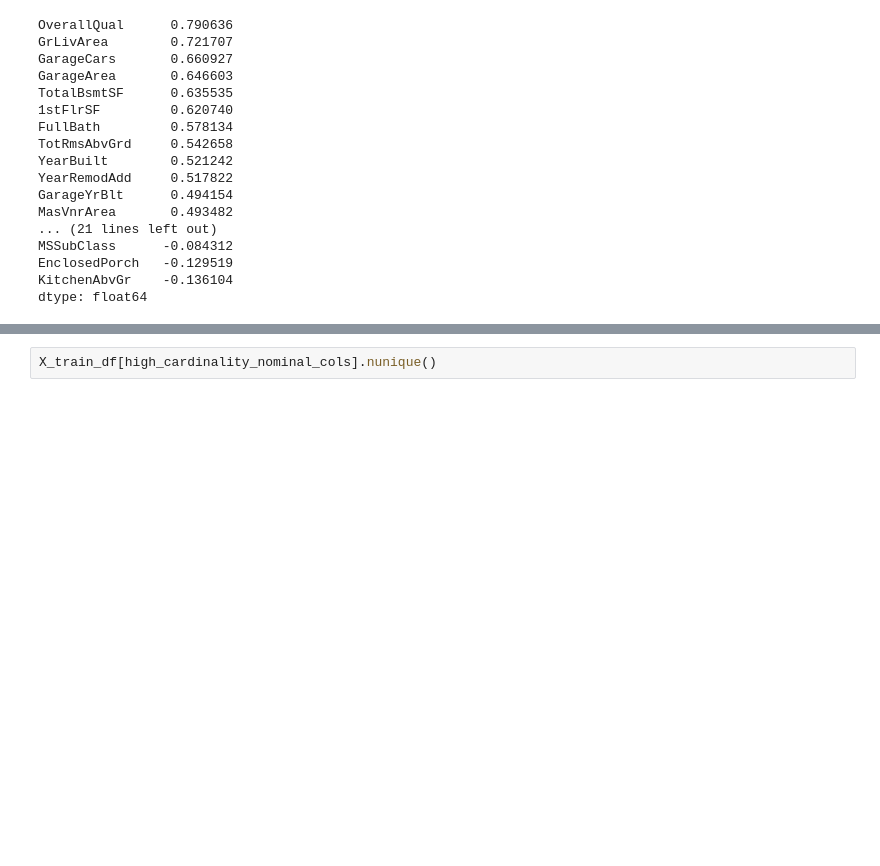
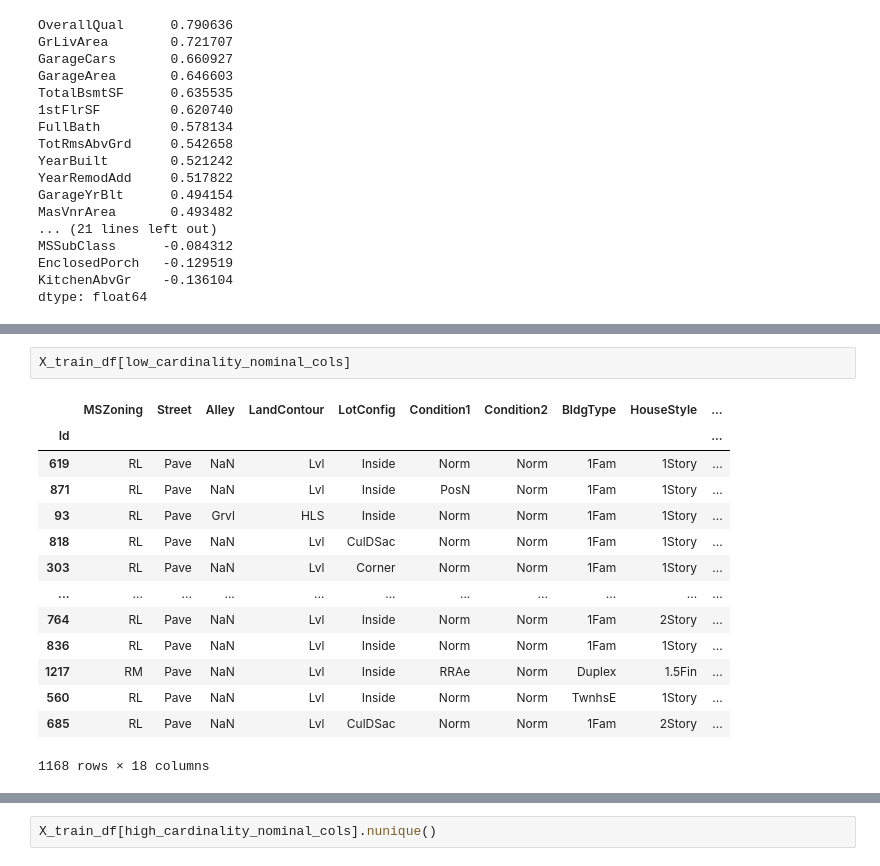
Before and after one commit to vitaminac/miniai, a Jupyter notebook: house-prices-regression-prediction.ipynb, the cells around one changed output, grey strips where cells are left out. Drawn from its saved outputs; the diff is of its cells as text; blank space fills up the shorter version.

Commit message:
Kaggle Notebook | House Prices - Regression Prediction | Version 31

```diff
--- a/house-prices-regression-prediction.ipynb
+++ b/house-prices-regression-prediction.ipynb
@@ -222,0 +238,17 @@ categorical_cols = nominal_cols + ordinal_cols
+# %%
+X_train_df[low_cardinality_nominal_cols]
+# %% [output]
+|  | MSZoning | Street | Alley | LandContour | LotConfig | Condition1 | Condition2 | BldgType | HouseStyle | ... |
+| Id |  |  |  |  |  |  |  |  |  | ... |
+| 619 | RL | Pave | NaN | Lvl | Inside | Norm | Norm | 1Fam | 1Story | ... |
+| 871 | RL | Pave | NaN | Lvl | Inside | PosN | Norm | 1Fam | 1Story | ... |
+| 93 | RL | Pave | Grvl | HLS | Inside | Norm | Norm | 1Fam | 1Story | ... |
+| 818 | RL | Pave | NaN | Lvl | CulDSac | Norm | Norm | 1Fam | 1Story | ... |
+| 303 | RL | Pave | NaN | Lvl | Corner | Norm | Norm | 1Fam | 1Story | ... |
+| ... | ... | ... | ... | ... | ... | ... | ... | ... | ... | ... |
+| 764 | RL | Pave | NaN | Lvl | Inside | Norm | Norm | 1Fam | 2Story | ... |
+| 836 | RL | Pave | NaN | Lvl | Inside | Norm | Norm | 1Fam | 1Story | ... |
+| 1217 | RM | Pave | NaN | Lvl | Inside | RRAe | Norm | Duplex | 1.5Fin | ... |
+| 560 | RL | Pave | NaN | Lvl | Inside | Norm | Norm | TwnhsE | 1Story | ... |
+| 685 | RL | Pave | NaN | Lvl | CulDSac | Norm | Norm | 1Fam | 2Story | ... |
+1168 rows × 18 columns
```
Also changed, not shown: parts of 11 cells of this notebook.
